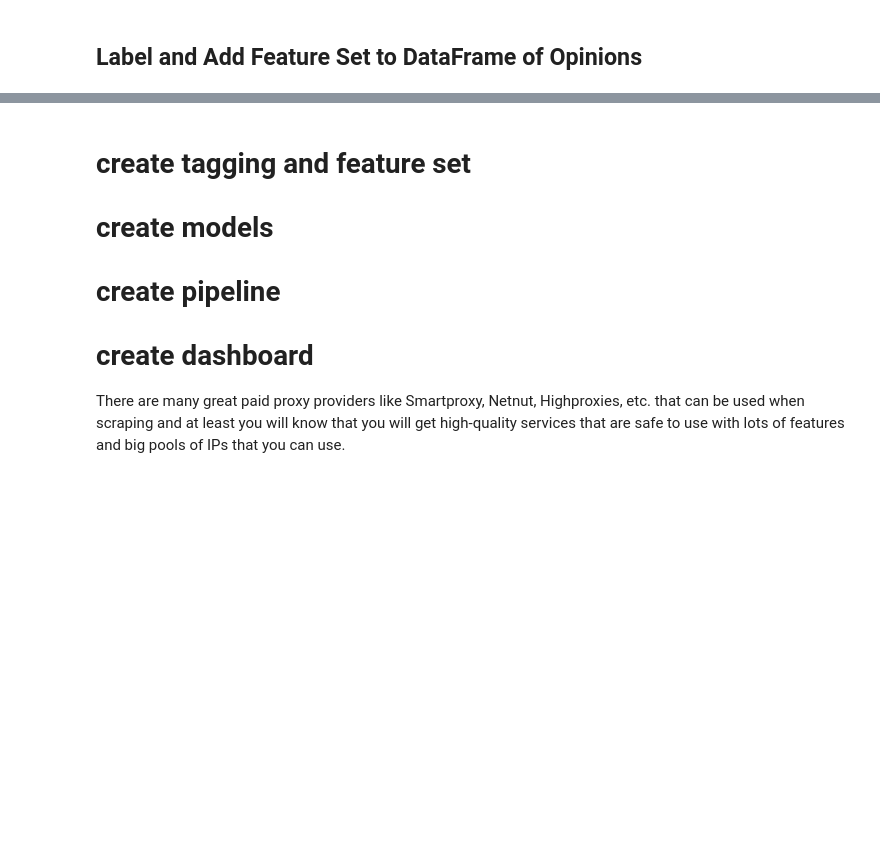
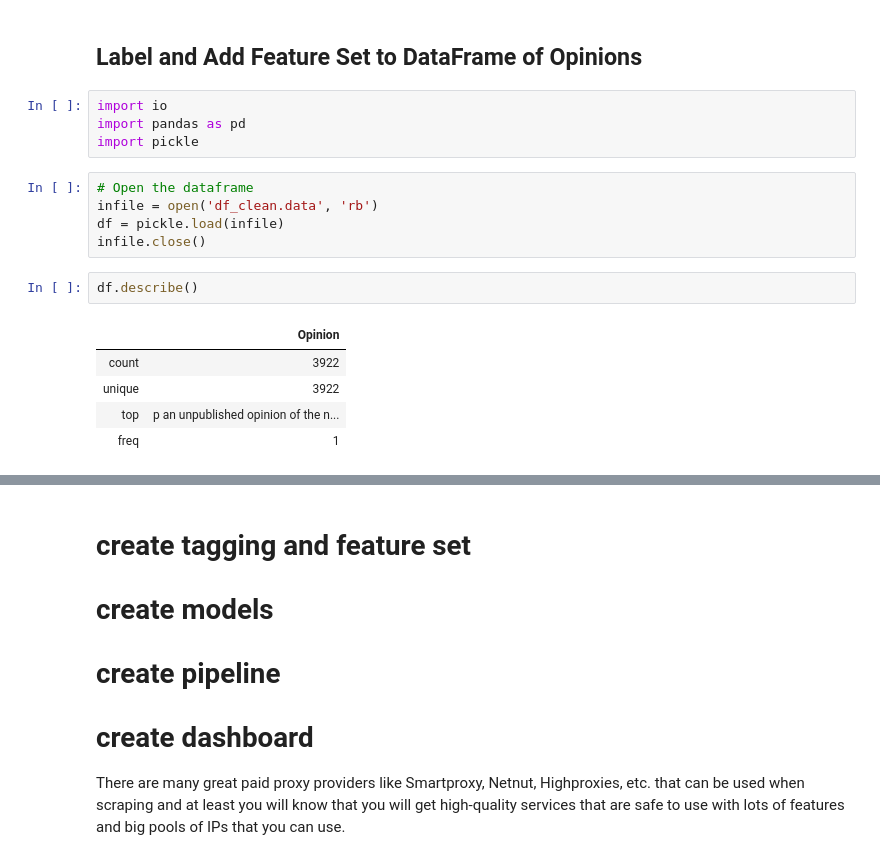
Before and after one commit to jnels13/NC_Litigation_Predictor, a Jupyter notebook: Litigation_Predictor.ipynb, the cells around one changed output, grey strips where cells are left out. Saved outputs shown, nothing was run; the diff lists cells and outputs as text; blank space fills up the shorter version.

```diff
--- a/Litigation_Predictor.ipynb
+++ b/Litigation_Predictor.ipynb
@@ -1,2 +1,19 @@
 # %% [markdown]
 ## Label and Add Feature Set to DataFrame of Opinions
+# %%
+import io
+import pandas as pd
+import pickle
+# %%
+# Open the dataframe
+infile = open('df_clean.data', 'rb')
+df = pickle.load(infile)
+infile.close()
+# %%
+df.describe()
+# %% [output]
+|  | Opinion |
+| count | 3922 |
+| unique | 3922 |
+| top | p an unpublished opinion of the n... |
+| freq | 1 |
```
Also changed, not shown: parts of 2 cells of this notebook, 2 other files.
